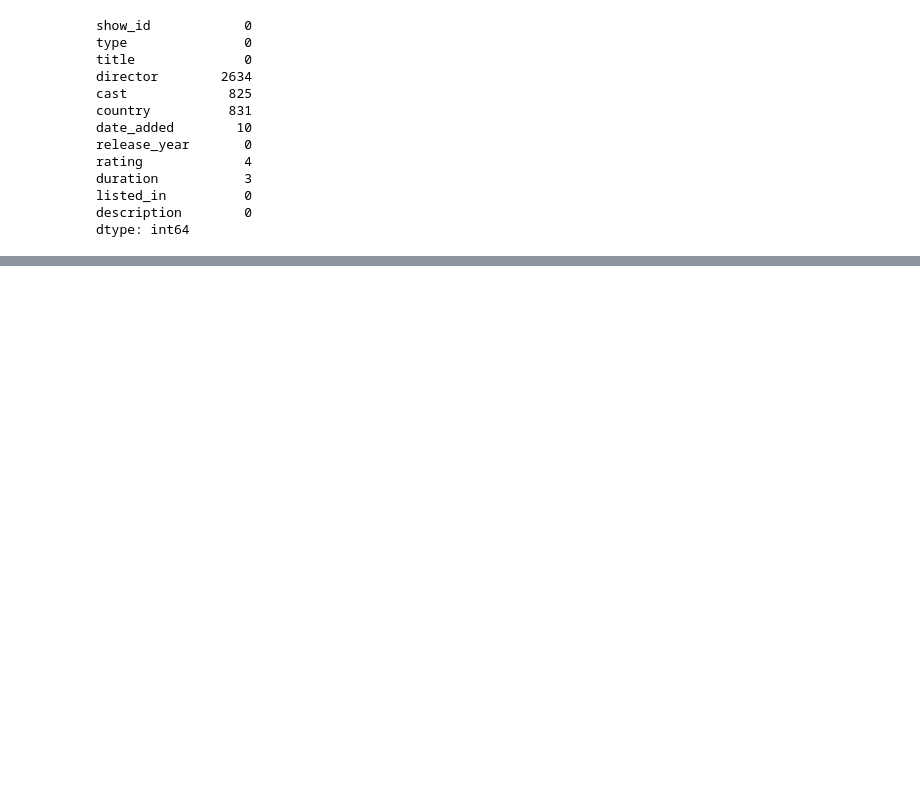
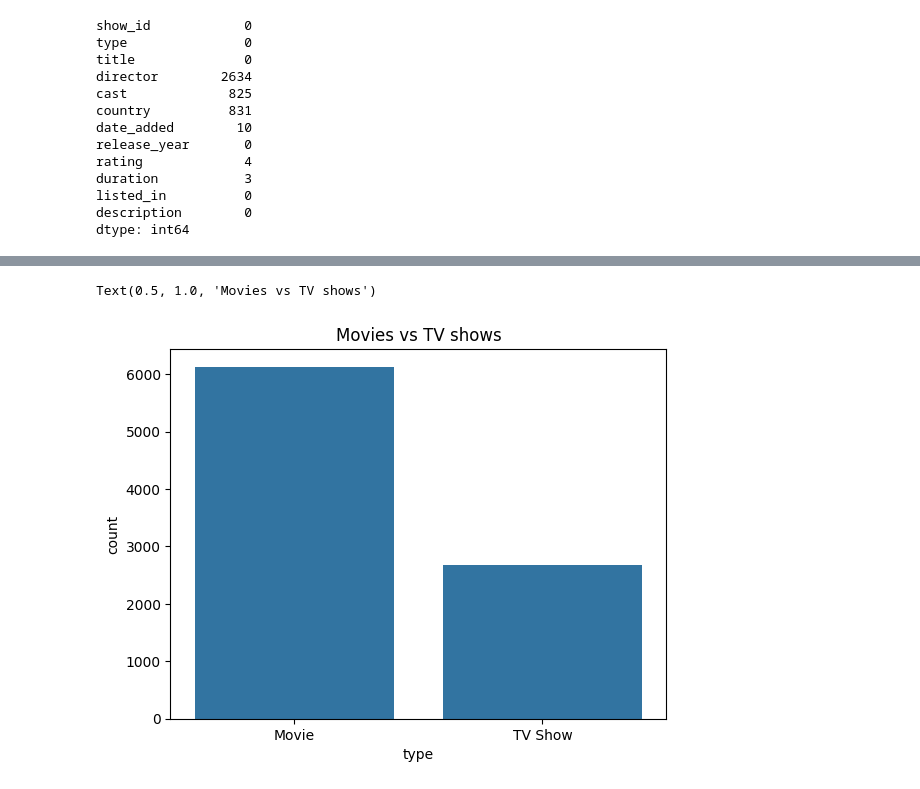
Before and after one commit to Asad-bot07/Playing-with-data, a Jupyter notebook: Exploratory Data Analysis/Netflix/eda.ipynb, the cells around one changed output, grey strips where cells are left out. Drawn from its saved outputs; the diff is of its cells as text; code cells hidden in the pictures; blank space fills up the shorter version.

```diff
--- a/Exploratory Data Analysis/Netflix/eda.ipynb
+++ b/Exploratory Data Analysis/Netflix/eda.ipynb
@@ -107,0 +79,3 @@ genres.value_counts().head(10).plot(kind='barh')
+# %%
+df["date_added"] = pd.to_datetime(df["date_added"], errors="coerce")
+print(df["date_added"])
@@ -107,0 +95,6 @@ genres.value_counts().head(10).plot(kind='barh')
+# %%
+sns.countplot(x='type', data=df)
+plt.title('Movies vs TV shows')
+# %% [output]
+Text(0.5, 1.0, 'Movies vs TV shows')
+[figure, added]
```
Also changed, not shown: parts of 10 cells of this notebook, 7 other files.
